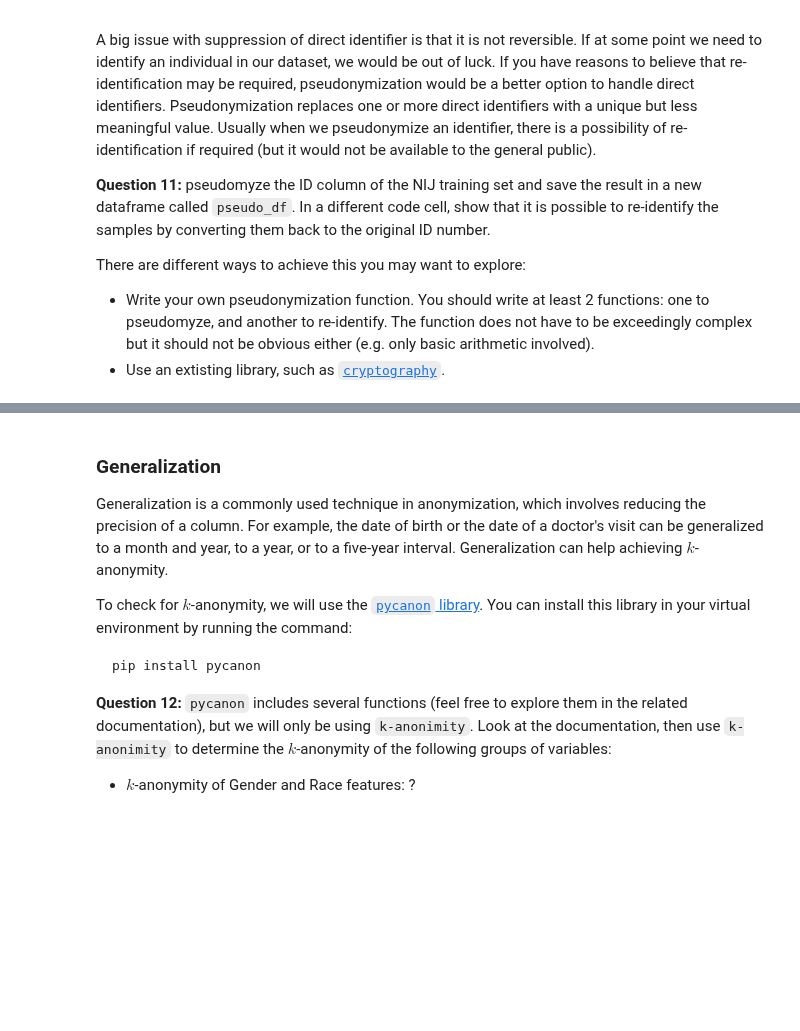
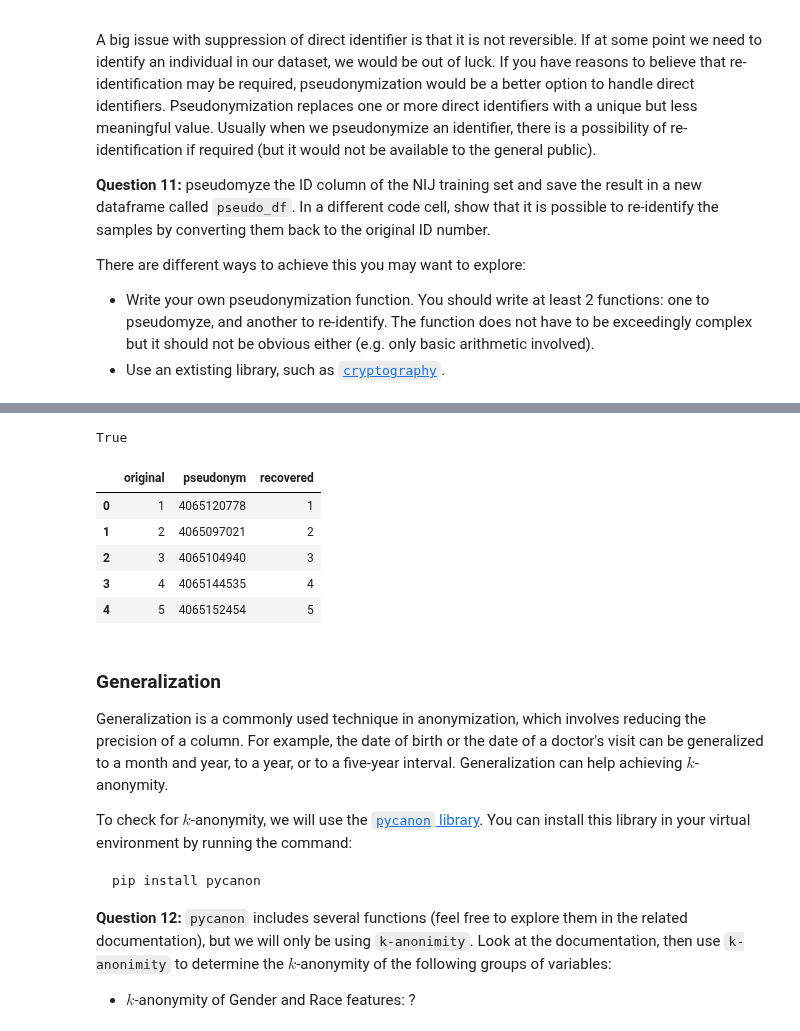
Before and after one commit to renata-liu/dsci-430, a Jupyter notebook: assignment-2/Module 2 assignment - New.ipynb, the cells around one changed output, grey strips where cells are left out. Drawn from its saved outputs; the diff is of its cells as text; code cells hidden in the pictures; blank space fills up the shorter version.

```diff
--- a/assignment-2/Module 2 assignment - New.ipynb
+++ b/assignment-2/Module 2 assignment - New.ipynb
@@ -276,3 +276,9 @@ When collecting data for a study, privacy is almost always a primary concern. Ou
 Hint: It can be useful to use the `nunique()` and `value_counts()` dataframe methods to get an idea of how many distinct values a feature has.
 # %%
 # Your answer here (code portion)
+import pandas as pd
+
+df = pd.read_csv("NIJ_s_Recidivism_Challenge_Training_Dataset.csv")
+val_counts = df.value_counts()
+
+df.nunique(axis=0, dropna=True)
@@ -301,3 +333,20 @@ There are different ways to achieve this you may want to explore:
 - Use an extisting library, such as [`cryptography`](https://cryptography.io/en/latest/).
 # %%
 # Your answer here (you may add more cells as needed)
+
+SECRET_XOR = 0x5A5A5A
+SECRET_MULT = 7919
+SECRET_ADD = 123456789
+MOD = 2**32
+
+def pseudonymize_id(original_id):
+    return ((int(original_id) ^ SECRET_XOR) * SECRET_MULT + SECRET_ADD) % MOD
+
+def reidentify_id(pseudo_id):
+    inv_mult = pow(SECRET_MULT, -1, MOD)
+    return (((int(pseudo_id) - SECRET_ADD) * inv_mult) % MOD) ^ SECRET_XOR
+
+# Pseudonymize
+pseudo_df = df.copy()
+pseudo_df["ID"] = pseudo_df["ID"].apply(pseudonymize_id)
+pseudo_df[["ID"]].head()
@@ -304,3 +360,19 @@ There are different ways to achieve this you may want to explore:
+# %%
+# Re-identifying IDs
+recovered_ids = pseudo_df["ID"].apply(reidentify_id)
+
+print((recovered_ids == df["ID"]).all())   # should print True
+pd.DataFrame({"original": df["ID"].head(),
+              "pseudonym": pseudo_df["ID"].head(),
+              "recovered": recovered_ids.head()})
+# %% [output]
+True
+|  | original | pseudonym | recovered |
+| 0 | 1 | 4065120778 | 1 |
+| 1 | 2 | 4065097021 | 2 |
+| 2 | 3 | 4065104940 | 3 |
+| 3 | 4 | 4065144535 | 4 |
+| 4 | 5 | 4065152454 | 5 |
 # %% [markdown]
 ### Generalization
 
```
Also changed, not shown: parts of 11 cells of this notebook.
